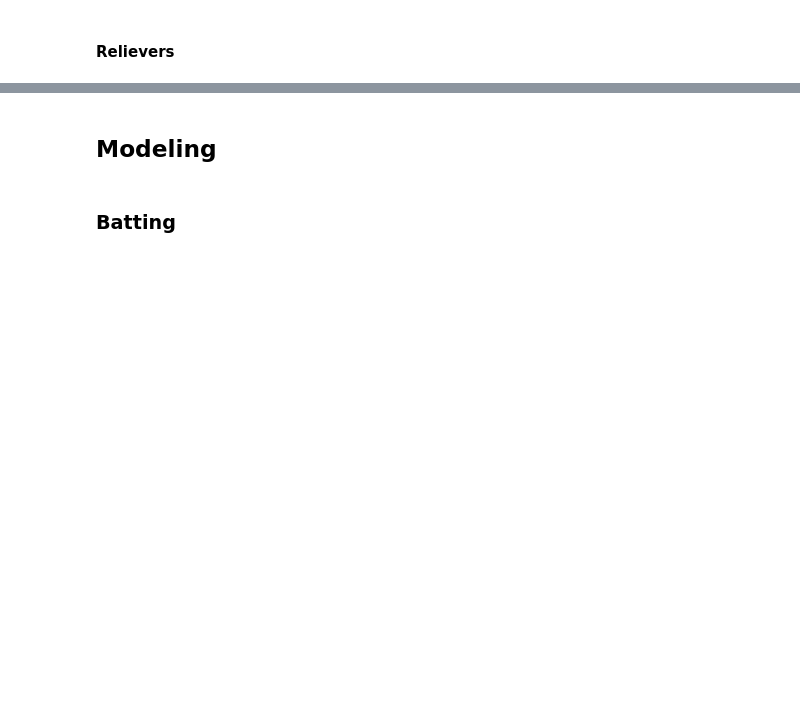
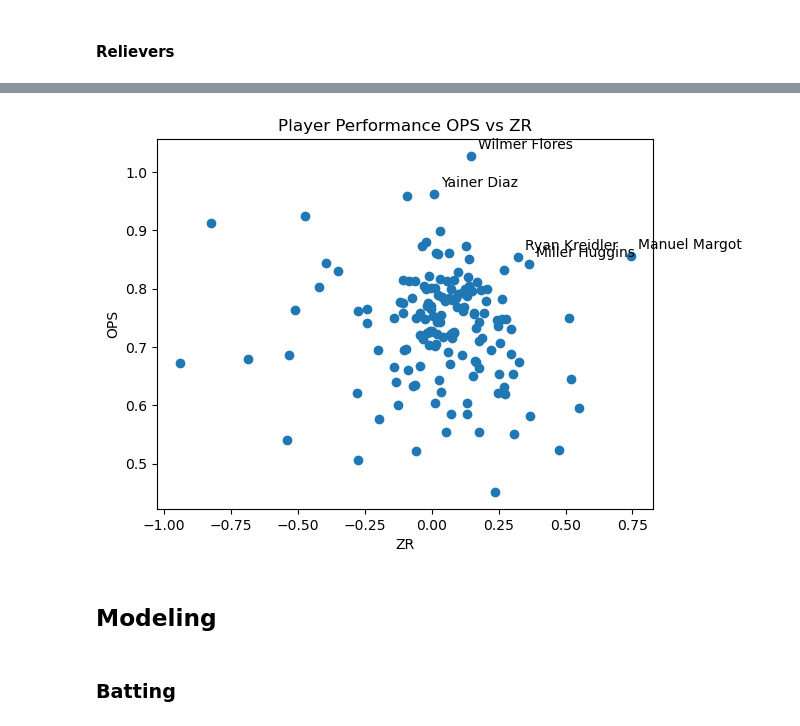
Before and after one commit to AdVarga90/Projects, a Jupyter notebook: OOTP/OOTP24.ipynb, the cells around one changed output, grey strips where cells are left out. Cells and saved outputs as stored; diff of their text form; code cells hidden in the pictures; blank space fills up the shorter version.

```diff
--- a/OOTP/OOTP24.ipynb
+++ b/OOTP/OOTP24.ipynb
@@ -536,3 +529,44 @@ plt.show()
+# %%
+# Standardization
+def standardize(column):
+    mean = np.mean(column)
+    std = np.std(column)
+    standardized_column = (column - mean) / std
+    return standardized_column
+# Normalization
+def min_max_normalize(column):
+    min_val = min(column)
+    max_val = max(column)
+    normalized_column = [(val - min_val) / (max_val - min_val) for val in column]
+    return normalized_column
+
+data = df_batters_agg[df_batters_agg['PA_WM'] > 100]
+
+# Separate data into x and y coordinates
+x = data['ZR']
+y = data['OPS']
+names = data['Name']
+
+
+# Create scatter plot
+plt.scatter(x, y)
+
+# Find the indices of the top 5 records in the right-top quadrant
+top_records_indices = sorted(range(len(x)), key=lambda i: (standardize(x).iloc[i] + standardize(y).iloc[i]))[-5:]
+
+# Add names to the top records
+for index in top_records_indices:
+    plt.annotate(names.iloc[index], (x.iloc[index], y.iloc[index]), xytext=(5, 5), textcoords='offset points')
+
+# Set labels and title
+plt.xlabel('ZR')
+plt.ylabel('OPS')
+plt.title('Player Performance OPS vs ZR')
+
+# Display the chart
+plt.show()
+# %% [output]
+[figure, added]
 # %% [markdown]
 ## Modeling
 # %% [markdown]
```
Also changed, not shown: parts of 52 cells of this notebook.
